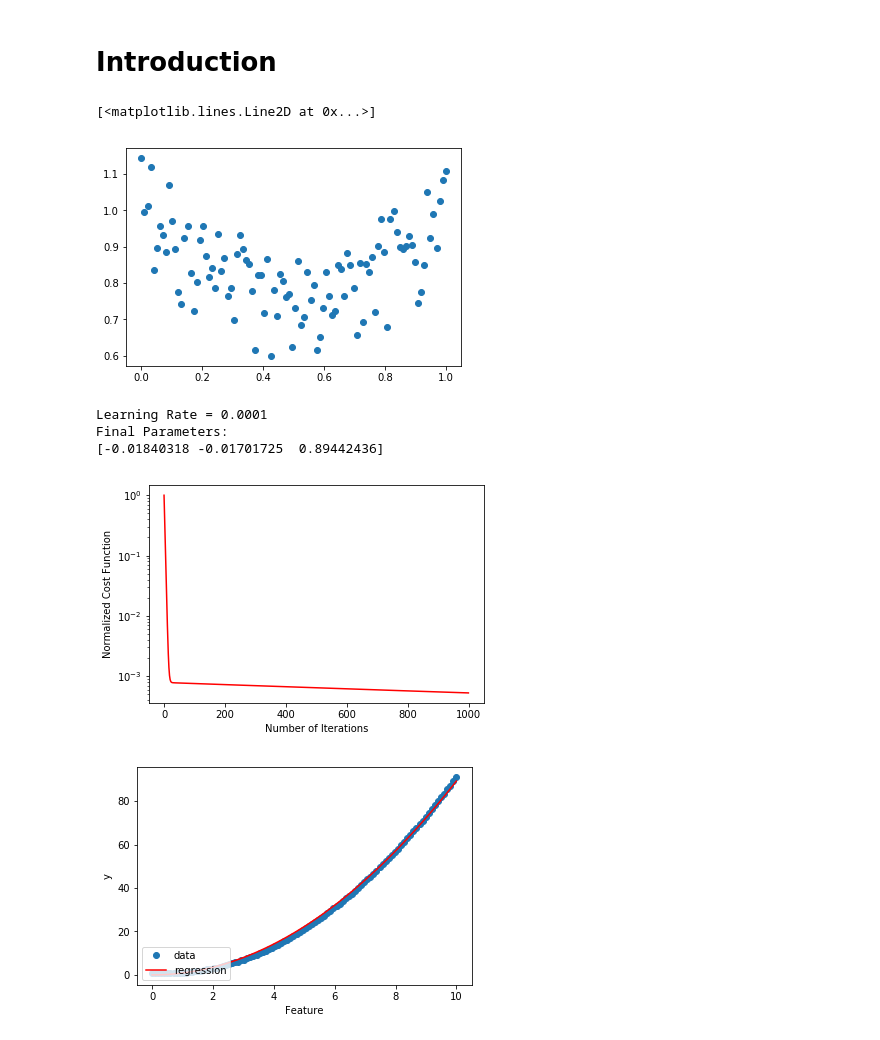
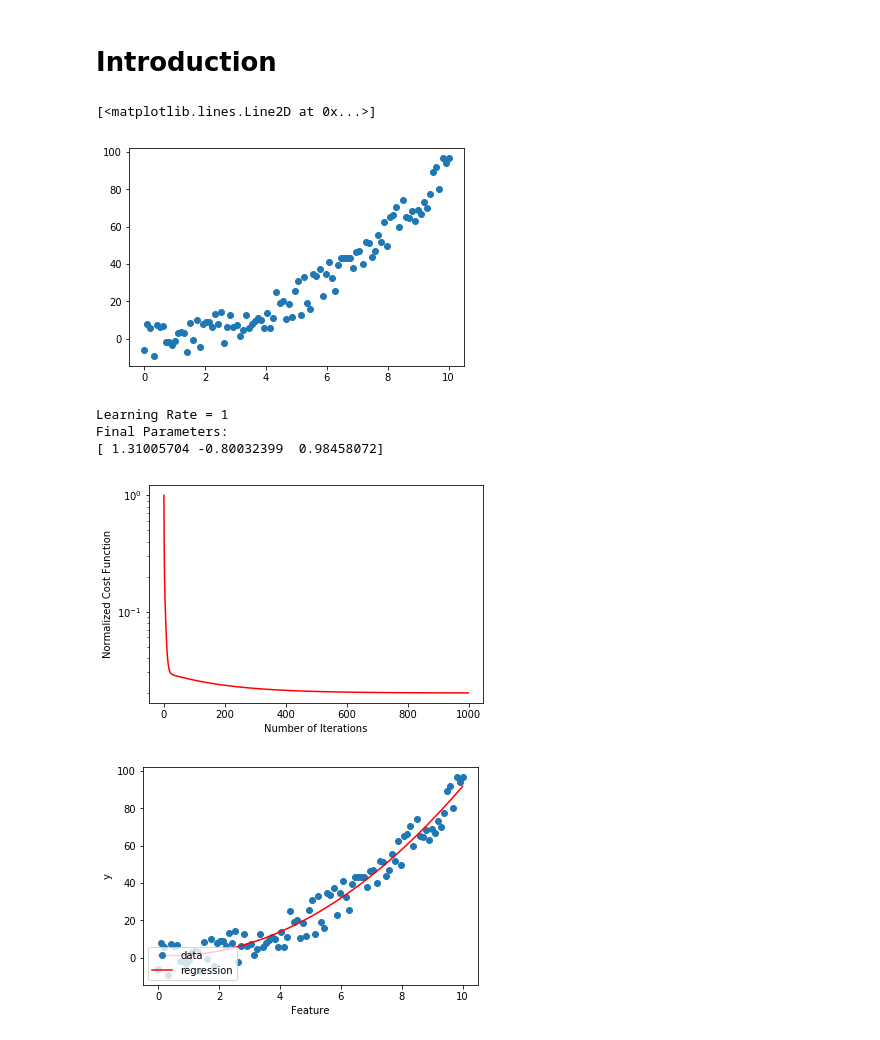
Before and after one commit to ABoghi/MachineLearning, a Jupyter notebook: ML_Notebook.ipynb, the cells around one changed output. Saved outputs shown, nothing was run; the diff lists cells and outputs as text; code cells hidden in the pictures.

```diff
--- a/ML_Notebook.ipynb
+++ b/ML_Notebook.ipynb
@@ -13,31 +13,31 @@ from matplotlib import pyplot as plt
 # %%
 n = 100
 a = 1.0
 b = -1.0
 c = 1.0
-L = 1.0
+L = 10.0
 dx = L/(n-1)
 x = np.zeros(n)
 y = np.zeros(n)
 for i in range(n) :
     x[i] = i*dx
     y[i] = a + b * x[i] + c * pow(x[i],2.0) + 0.1 * rm.uniform(-1,1)
 
 for i in range(n) :
-    y[i] = y[i] + 0.1 * rm.uniform(-1,1)
+    y[i] = y[i] + 10 * rm.uniform(-1,1)
 
 plt.plot(x,y,'o')
 # %% [output]
 [<matplotlib.lines.Line2D at 0x...>]
-[figure, old version]
+[figure, new version]
 # %%
 n_it = 1000
 theta = np.array([0.01, 0.01, 0.01])
-alpha = 1e-04
+alpha = 1
 h = ml.runLinearGradientDescent(x,y,theta,n_it,alpha)
 # %% [output]
-Learning Rate = 0.0001
+Learning Rate = 1
 Final Parameters:
-[-0.01840318 -0.01701725  0.89442436]
+[ 1.31005704 -0.80032399  0.98458072]
-[figure, old version]
+[figure, new version]
-[figure, old version]
+[figure, new version]
```
Also changed, not shown: 1 other file.
